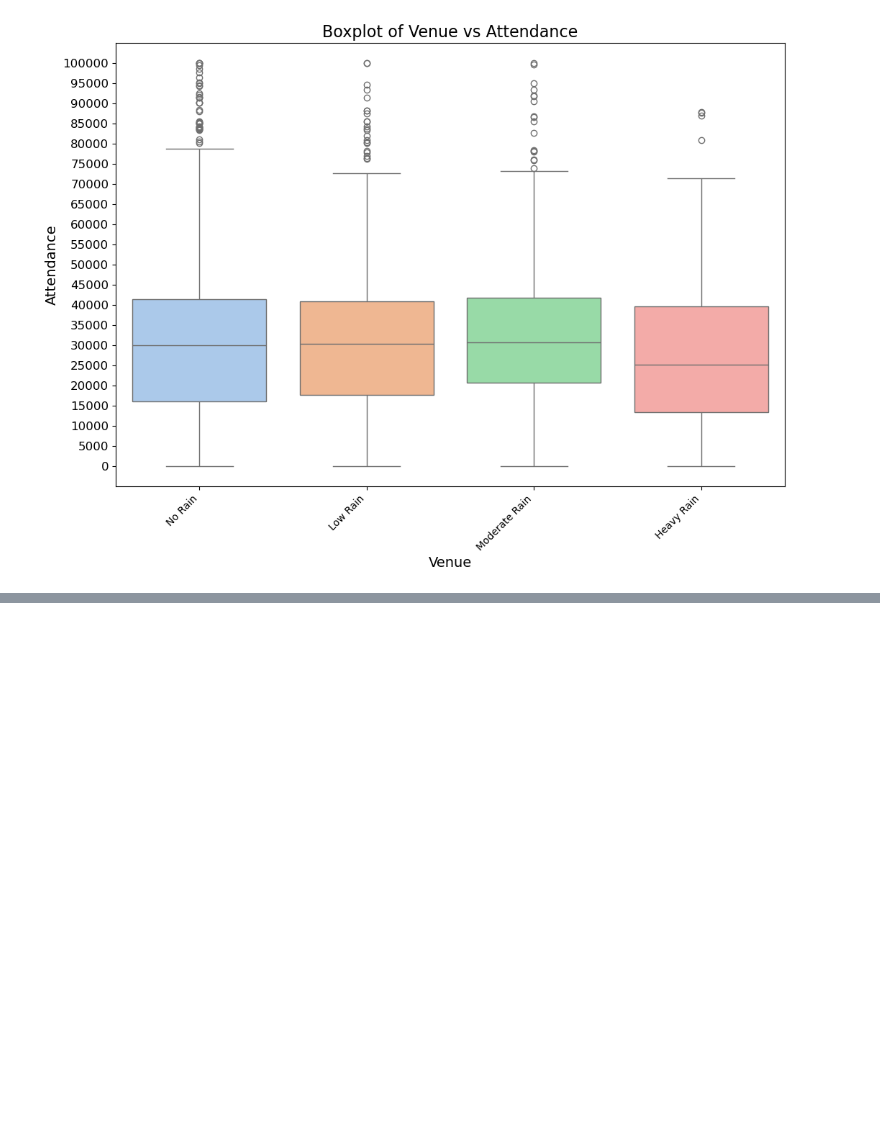
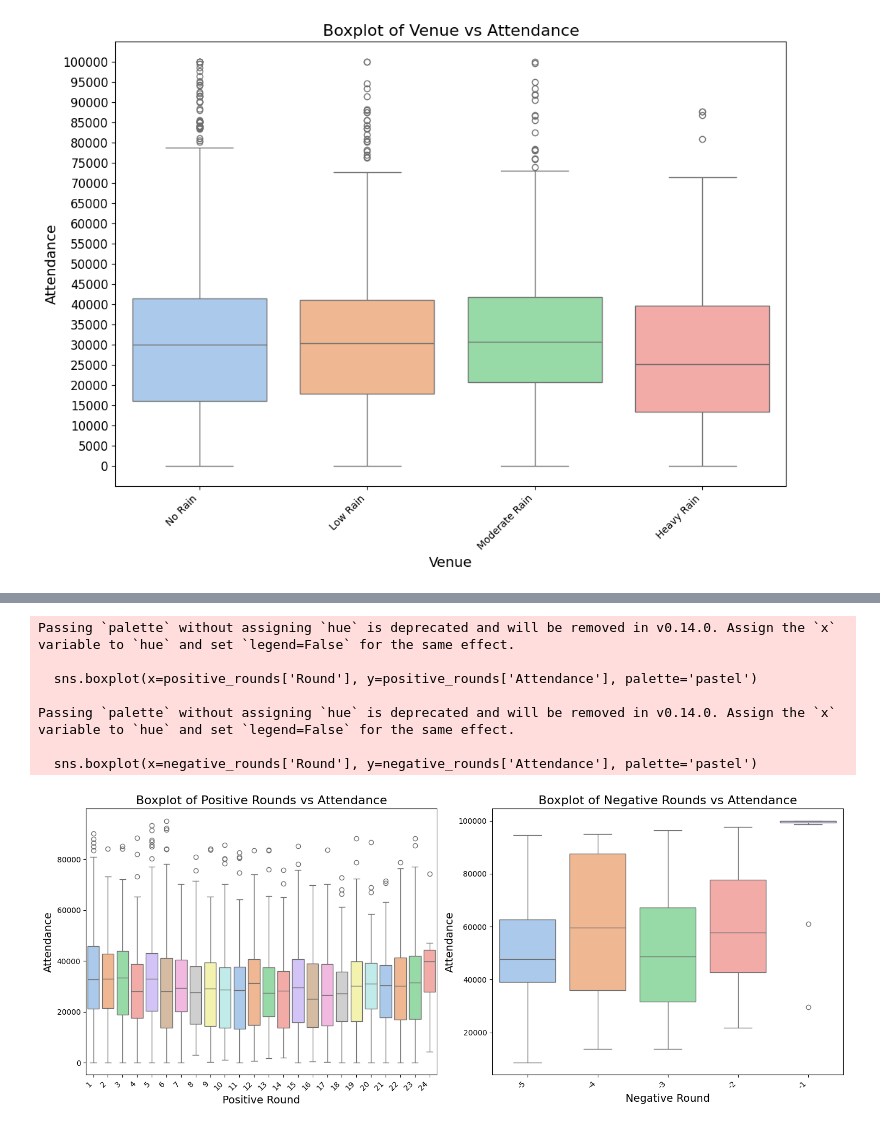
Before and after one commit to Raad42/AflAnalysis-, a Jupyter notebook: notebooks/eda.ipynb, the cells around one changed output, grey strips where cells are left out. Saved outputs shown, nothing was run; the diff lists cells and outputs as text; code cells hidden in the pictures; blank space fills up the shorter version.

```diff
--- a/notebooks/eda.ipynb
+++ b/notebooks/eda.ipynb
@@ -224,0 +241,39 @@ Passing `palette` without assigning `hue` is deprecated and will be removed in v
+# %%
+import matplotlib.pyplot as plt
+import seaborn as sns
+
+# Split data into positive and negative rounds
+positive_rounds = mainDF[mainDF['Round'] > 0]
+negative_rounds = mainDF[mainDF['Round'] < 0]
+
+# Create figure
+plt.figure(figsize=(15, 6))
+
+# Boxplot for Positive Rounds
+plt.subplot(1, 2, 1)  # (rows, columns, index)
+sns.boxplot(x=positive_rounds['Round'], y=positive_rounds['Attendance'], palette='pastel')
+plt.title('Boxplot of Positive Rounds vs Attendance', fontsize=16)
+plt.xlabel('Positive Round', fontsize=14)
+plt.ylabel('Attendance', fontsize=14)
+plt.xticks(rotation=45, fontsize=10, ha='right')
+
+# Boxplot for Negative Rounds
+plt.subplot(1, 2, 2)
+sns.boxplot(x=negative_rounds['Round'], y=negative_rounds['Attendance'], palette='pastel')
+plt.title('Boxplot of Negative Rounds vs Attendance', fontsize=16)
+plt.xlabel('Negative Round', fontsize=14)
+plt.ylabel('Attendance', fontsize=14)
+plt.xticks(rotation=45, fontsize=10, ha='right')
+
+# Adjust layout and show plot
+plt.tight_layout()
+plt.show()
+# %% [output]
+Passing `palette` without assigning `hue` is deprecated and will be removed in v0.14.0. Assign the `x` variable to `hue` and set `legend=False` for the same effect.
+
+  sns.boxplot(x=positive_rounds['Round'], y=positive_rounds['Attendance'], palette='pastel')
+
+Passing `palette` without assigning `hue` is deprecated and will be removed in v0.14.0. Assign the `x` variable to `hue` and set `legend=False` for the same effect.
+
+  sns.boxplot(x=negative_rounds['Round'], y=negative_rounds['Attendance'], palette='pastel')
+[figure, added]
```
Also changed, not shown: parts of 9 cells of this notebook, 21 other files.
